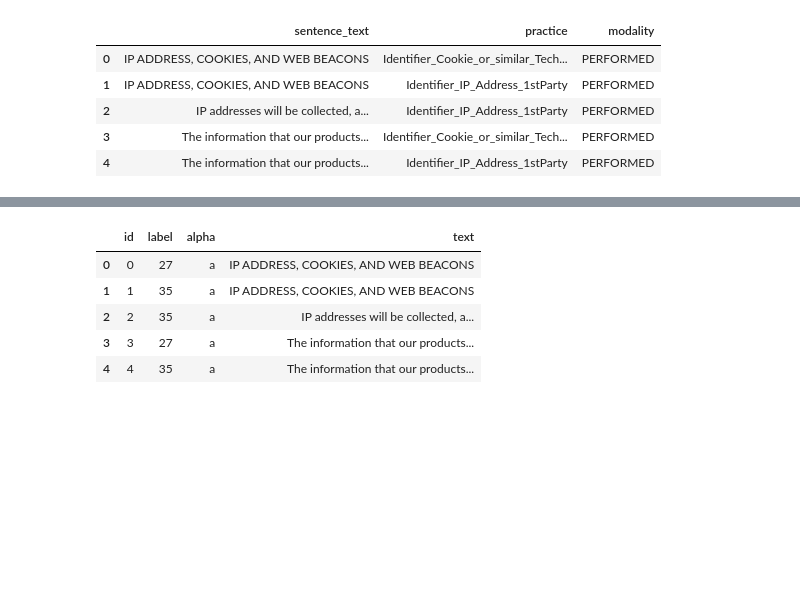
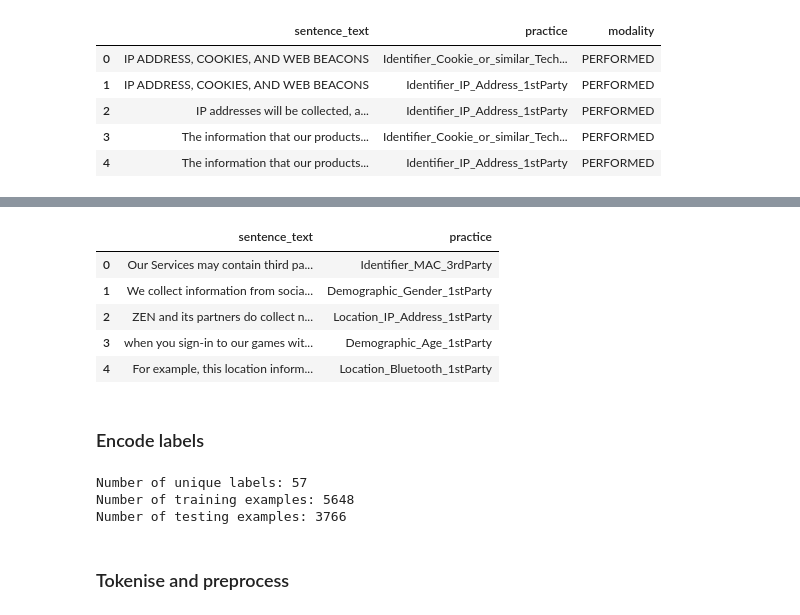
Before and after one commit to TristanKoh/capstone-repo, a Jupyter notebook: code/nlp_bert.ipynb, the cells around one changed output, grey strips where cells are left out. Drawn from its saved outputs; the diff is of its cells as text; code cells hidden in the pictures; blank space fills up the shorter version.

```diff
--- a/code/nlp_bert.ipynb
+++ b/code/nlp_bert.ipynb
@@ -16,3 +26,23 @@ PATH_SEGMENT_TEXT = r"../dataset/concat_segment_text.csv"
+# %%
+# Set parameters
+TRAIN_DATA_FRACTION = 1
+TEST_DATA_FRACTION = 1
+NUM_EPOCHS = 1
+
+if torch.cuda.is_available():
+    BATCH_SIZE = 1
+else:
+    BATCH_SIZE = 8
+
+DATA_FOLDER = r"../temp"
+BERT_CACHE_DIR = r"../temp"
+LANGUAGE = Language.ENGLISH
+TO_LOWER = True
+MAX_LEN = 150
+BATCH_SIZE_PRED = 512
+TRAIN_SIZE = 0.6
+LABEL_COL = "practice"
+TEXT_COL = "sentence_text"
 # %%
 df = pd.read_csv(PATH_SENTENCE_TEXT)
 df.head()
@@ -26,7 +56,7 @@ df.head()
 # %%
 df["sentence_text"] = df["sentence_text"].astype("string")
 df["practice"] = df["practice"].astype("category")
-df["practice"] = df["practice"].astype("category")
+df = df.drop(axis = 1, labels = "modality")
 df.info()
 # %% [output]
 <class 'pandas.core.frame.DataFrame'>
@@ -42,3 +70,0 @@ memory usage: 315.2+ KB
-# %%
-# Match each privacy practice to a unique int
-df["practice_int"] = df["practice"].cat.rename_categories(list(range(0, len(df["practice"].unique()))))
@@ -81,16 +70,0 @@ df_cat_mapping.head()
-# %%
-df_bert = pd.DataFrame(
-    {"id" : range(0, len(df)),
-    "label" : df["practice_int"],
-    "alpha" : ["a"] * len(df),
-    "text" : df["sentence_text"]
-    })
-
-df_bert.head()
-# %% [output]
-|  | id | label | alpha | text |
-| 0 | 0 | 27 | a | IP ADDRESS, COOKIES, AND WEB BEACONS |
-| 1 | 1 | 35 | a | IP ADDRESS, COOKIES, AND WEB BEACONS |
-| 2 | 2 | 35 | a | IP addresses will be collected, a... |
-| 3 | 3 | 27 | a | The information that our products... |
-| 4 | 4 | 35 | a | The information that our products... |
@@ -98,0 +71,19 @@ from sklearn.model_selection import train_test_split
+# %%
+df_train, df_test = train_test_split(df, train_size = TRAIN_SIZE, random_state=0)
+df_train = df_train.reset_index(drop=True)
+df_test = df_test.reset_index(drop=True)
+
+if QUICK_RUN:
+    df_train = df_train.sample(frac=TRAIN_DATA_FRACTION).reset_index(drop=True)
+    df_test = df_test.sample(frac=TEST_DATA_FRACTION).reset_index(drop=True)
+# %%
+df_train.head()
+# %% [output]
+|  | sentence_text | practice |
+| 0 | Our Services may contain third pa... | Identifier_MAC_3rdParty |
+| 1 | We collect information from socia... | Demographic_Gender_1stParty |
+| 2 | ZEN and its partners do collect n... | Location_IP_Address_1stParty |
+| 3 | when you sign-in to our games wit... | Demographic_Age_1stParty |
+| 4 | For example, this location inform... | Location_Bluetooth_1stParty |
+# %% [markdown]
+### Encode labels
@@ -98,0 +96,10 @@ from sklearn.model_selection import train_test_split
+# %%
+print("Number of unique labels: {}".format(num_labels))
+print("Number of training examples: {}".format(df_train.shape[0]))
+print("Number of testing examples: {}".format(df_test.shape[0]))
+# %% [output]
+Number of unique labels: 57
+Number of training examples: 5648
+Number of testing examples: 3766
+# %% [markdown]
+### Tokenise and preprocess
```
Also changed, not shown: parts of 28 cells of this notebook, 6 other files.
